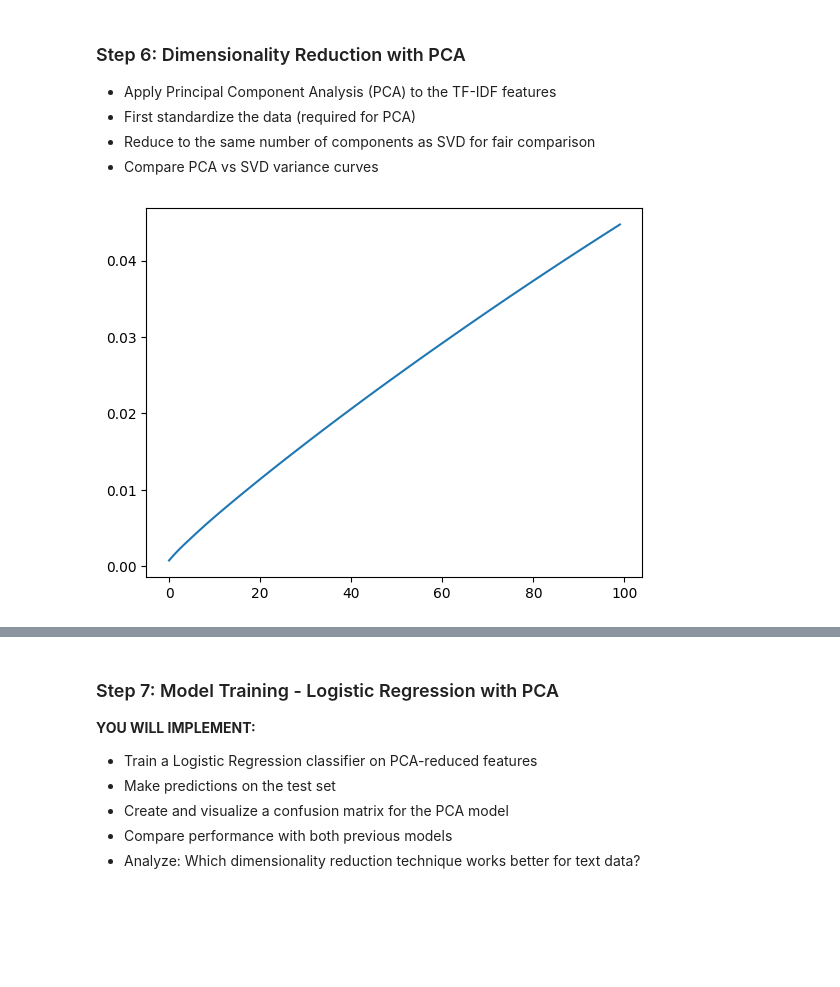
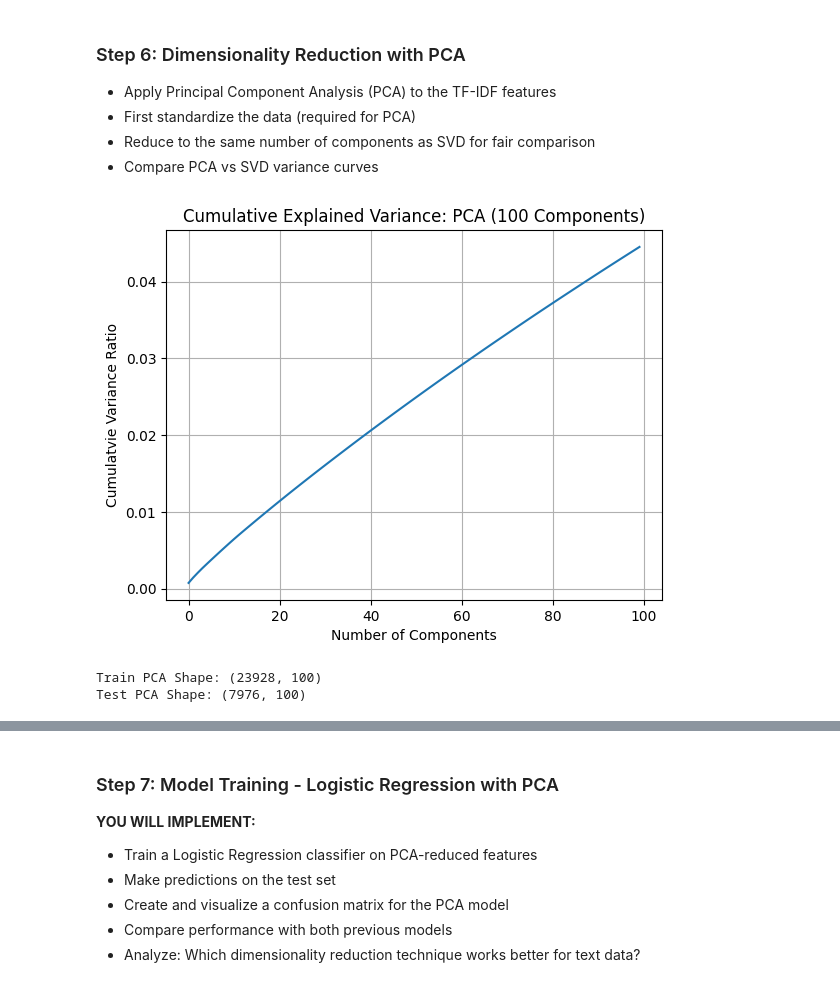
Before and after one commit to kkim8781294/PROG8245-ml-final-project-group3, a Jupyter notebook: TextClassificationFinalProjectGroup3.ipynb, the cells around one changed output, grey strips where cells are left out. Saved outputs shown, nothing was run; the diff lists cells and outputs as text; code cells hidden in the pictures; blank space fills up the shorter version.

```diff
--- a/TextClassificationFinalProjectGroup3.ipynb
+++ b/TextClassificationFinalProjectGroup3.ipynb
@@ -804,21 +806,32 @@ For this clickbait detection task, **dimensionality reduction with SVD hurts per
 # %%
 # PCA requires centering the data (subtracting the mean), which destroys sparsity by transforming zero values into non-zero values.
 # Covert sparse matrix(0 in blank) to dense (fill 0 value)
 # Reference: https://stackoverflow.com/questions/34725726/is-it-possible-apply-pca-on-any-text-classification
 X_train_dense = X_train_tfidf.toarray()
 X_test_dense  = X_test_tfidf.toarray()
 
-# scalar
+# Standardization
+#
 scaler = StandardScaler()
 X_train_scaled = scaler.fit_transform(X_train_dense)
 X_test_scaled  = scaler.transform(X_test_dense)
 
 # Dimensionality Reduction using PCA and 5000 to 100
-pca = PCA(n_components=100, random_state=42)
+n_comp = 100
+pca = PCA(n_components=n_comp, random_state=42)
 X_train_pca = pca.fit_transform(X_train_scaled)
 X_test_pca  = pca.transform(X_test_scaled)
 
 plt.plot(np.cumsum(pca.explained_variance_ratio_))
+plt.title(f'Cumulative Explained Variance: PCA ({n_comp} Components)')
+plt.xlabel('Number of Components')
+plt.ylabel('Cumulatvie Variance Ratio')
+plt.grid(True)
 plt.show()
+
+print("Train PCA Shape:", X_train_pca.shape)
+print("Test PCA Shape:", X_test_pca.shape)
 # %% [output]
-[figure, old version]
+[figure, new version]
+Train PCA Shape: (23928, 100)
+Test PCA Shape: (7976, 100)
```
Also changed, not shown: parts of 20 cells of this notebook.
